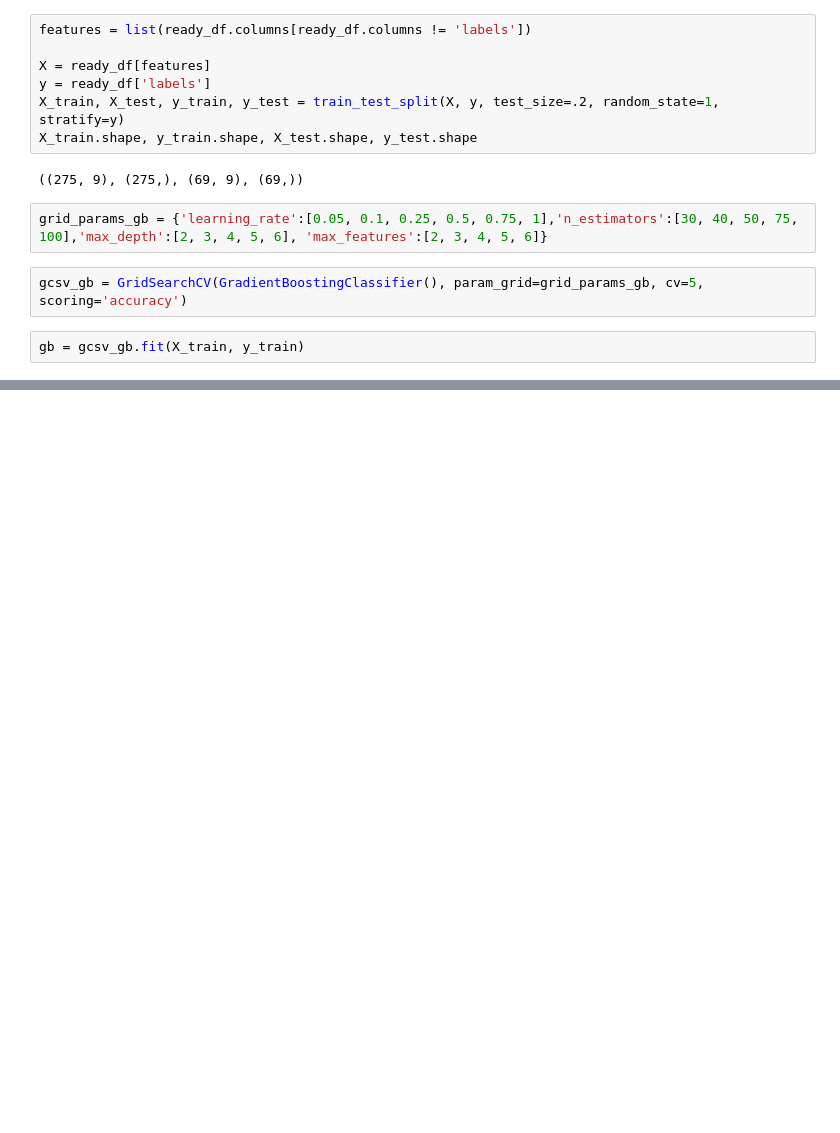
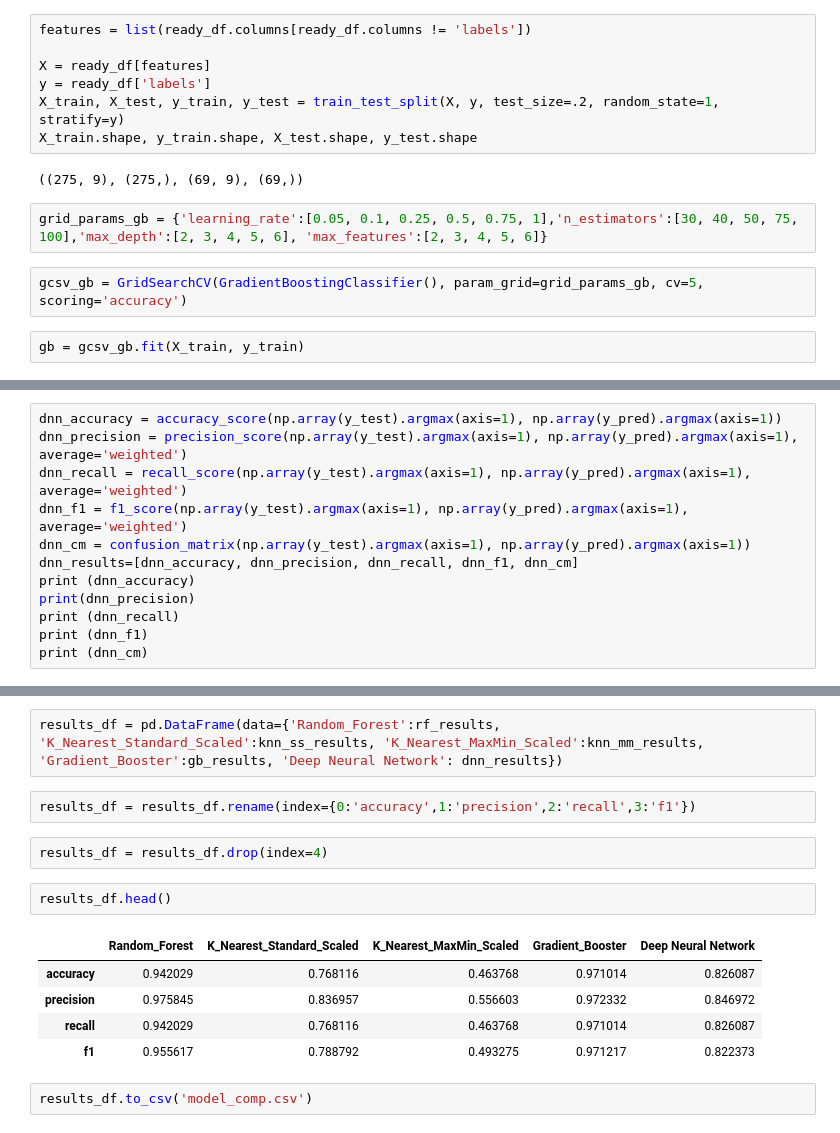
Before and after one commit to gisthuband/Capstone_2_DS_Job_Locator, a Jupyter notebook: preprocessing and model training.ipynb, the cells around one changed output, grey strips where cells are left out. Cells and saved outputs as stored; diff of their text form; blank space fills up the shorter version.

```diff
--- a/preprocessing and model training.ipynb
+++ b/preprocessing and model training.ipynb
@@ -275,0 +443,12 @@ print (cm)
+# %%
+dnn_accuracy = accuracy_score(np.array(y_test).argmax(axis=1), np.array(y_pred).argmax(axis=1))
+dnn_precision = precision_score(np.array(y_test).argmax(axis=1), np.array(y_pred).argmax(axis=1), average='weighted')
+dnn_recall = recall_score(np.array(y_test).argmax(axis=1), np.array(y_pred).argmax(axis=1), average='weighted')
+dnn_f1 = f1_score(np.array(y_test).argmax(axis=1), np.array(y_pred).argmax(axis=1), average='weighted')
+dnn_cm = confusion_matrix(np.array(y_test).argmax(axis=1), np.array(y_pred).argmax(axis=1))
+dnn_results=[dnn_accuracy, dnn_precision, dnn_recall, dnn_f1, dnn_cm]
+print (dnn_accuracy)
+print(dnn_precision)
+print (dnn_recall)
+print (dnn_f1)
+print (dnn_cm)
@@ -285,0 +484,16 @@ The gradient boosting classification model performed the best on the confusion m
+# %%
+results_df = pd.DataFrame(data={'Random_Forest':rf_results, 'K_Nearest_Standard_Scaled':knn_ss_results, 'K_Nearest_MaxMin_Scaled':knn_mm_results, 'Gradient_Booster':gb_results, 'Deep Neural Network': dnn_results})
+# %%
+results_df = results_df.rename(index={0:'accuracy',1:'precision',2:'recall',3:'f1'})
+# %%
+results_df = results_df.drop(index=4)
+# %%
+results_df.head()
+# %% [output]
+|  | Random_Forest | K_Nearest_Standard_Scaled | K_Nearest_MaxMin_Scaled | Gradient_Booster | Deep Neural Network |
+| accuracy | 0.942029 | 0.768116 | 0.463768 | 0.971014 | 0.826087 |
+| precision | 0.975845 | 0.836957 | 0.556603 | 0.972332 | 0.846972 |
+| recall | 0.942029 | 0.768116 | 0.463768 | 0.971014 | 0.826087 |
+| f1 | 0.955617 | 0.788792 | 0.493275 | 0.971217 | 0.822373 |
+# %%
+results_df.to_csv('model_comp.csv')
```
Also changed, not shown: parts of 31 cells of this notebook.
